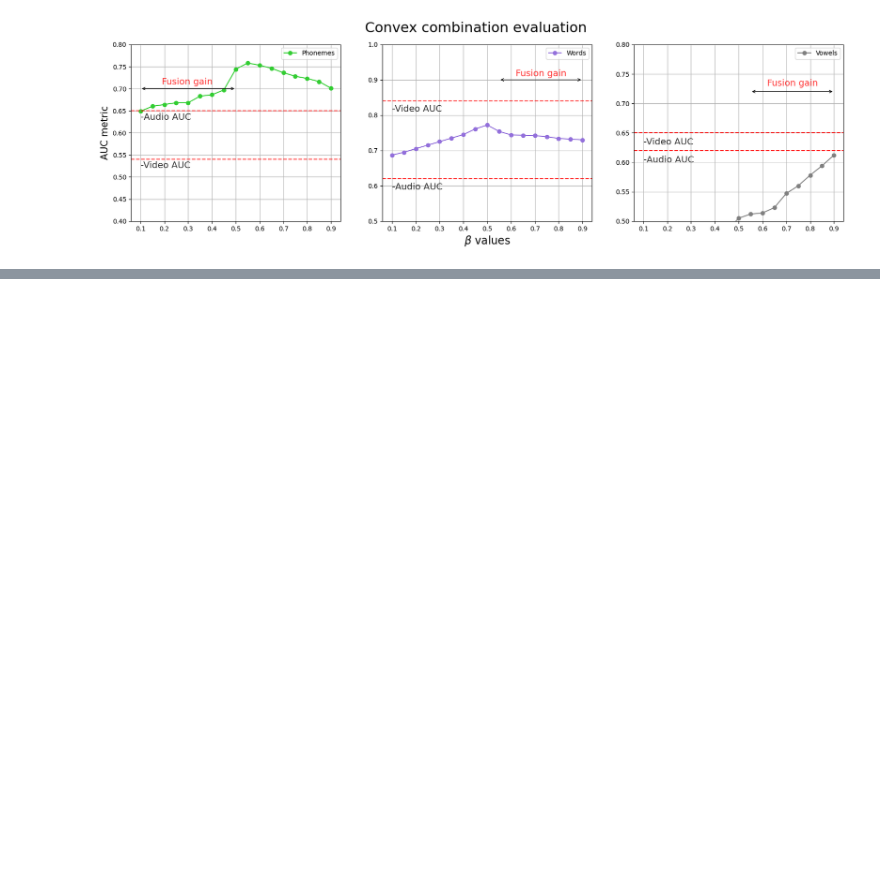
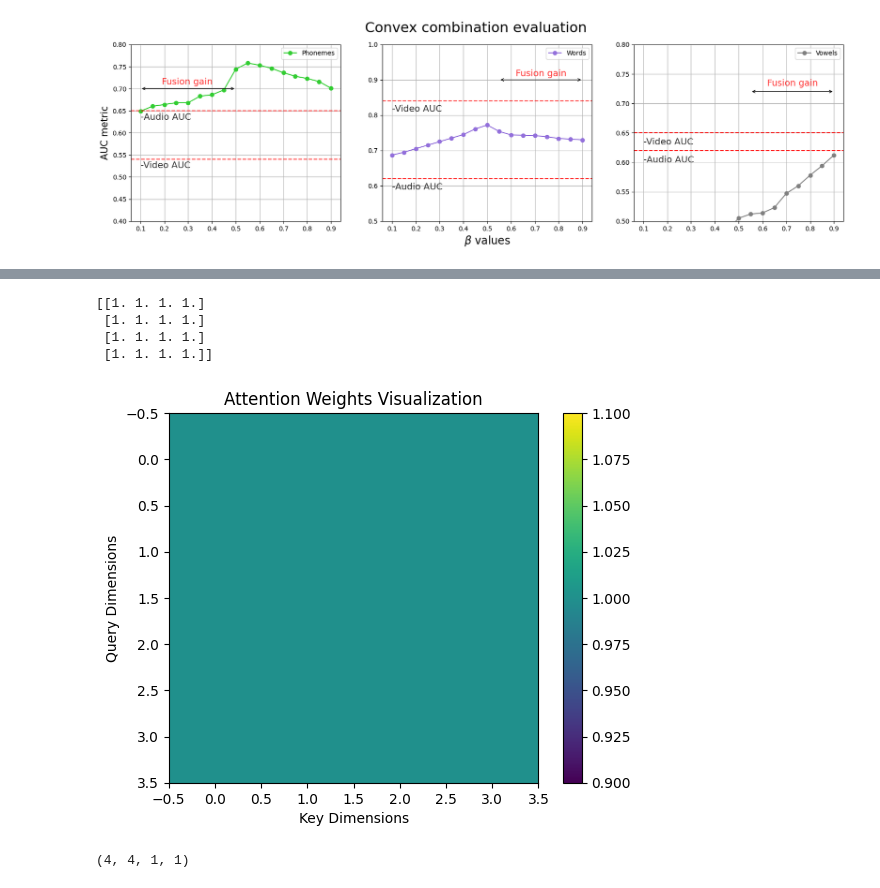
Before and after one commit to jdvalera19/Parkinson-Multimodal-Cross-Attention, a Jupyter notebook: View_result copy.ipynb, the cells around one changed output, grey strips where cells are left out. Drawn from its saved outputs; the diff is of its cells as text; code cells hidden in the pictures; blank space fills up the shorter version.

```diff
--- a/View_result copy.ipynb
+++ b/View_result copy.ipynb
@@ -219,0 +241,9 @@ plt.savefig('Images/alpha_plot.pdf', bbox_inches='tight')
+# %%
+file_path = f'Models/PesosAtencionAudioVideoPhonemes/PesosAtención_C0.npy'
+file_path_2 = f'Models/2PesosAtencionAudioVideoPhonemes/PesosAtención_P4.npy'
+file_path_3 = f'Models/3PesosAtencionAudioVideoPhonemes/PesosAtención_P8.npy'
+file_path_4 = f'Models/4PesosAtencionAudioVideoPhonemes/PesosAtención_P8.npy'
+# %%
+attention_weights = np.load(file_path)
+#attention_weights = attention_weights.squeeze()
+print(attention_weights)
@@ -219,0 +268,23 @@ plt.savefig('Images/alpha_plot.pdf', bbox_inches='tight')
+# %%
+attention_weights_squeezed = attention_weights.squeeze()
+print(attention_weights_squeezed)
+# %% [output]
+[[1. 1. 1. 1.]
+ [1. 1. 1. 1.]
+ [1. 1. 1. 1.]
+ [1. 1. 1. 1.]]
+# %%
+# Visualizar los pesos de atención
+plt.imshow(attention_weights_squeezed, cmap='viridis')
+plt.colorbar()
+plt.title('Attention Weights Visualization')
+plt.xlabel('Key Dimensions')
+plt.ylabel('Query Dimensions')
+plt.show()
+# %% [output]
+[figure, added]
+# %%
+attention_weights_2 = np.load(file_path_2)
+print(attention_weights_2.shape)
+# %% [output]
+(4, 4, 1, 1)
```
Also changed, not shown: parts of 24 cells of this notebook, 3 other files.
